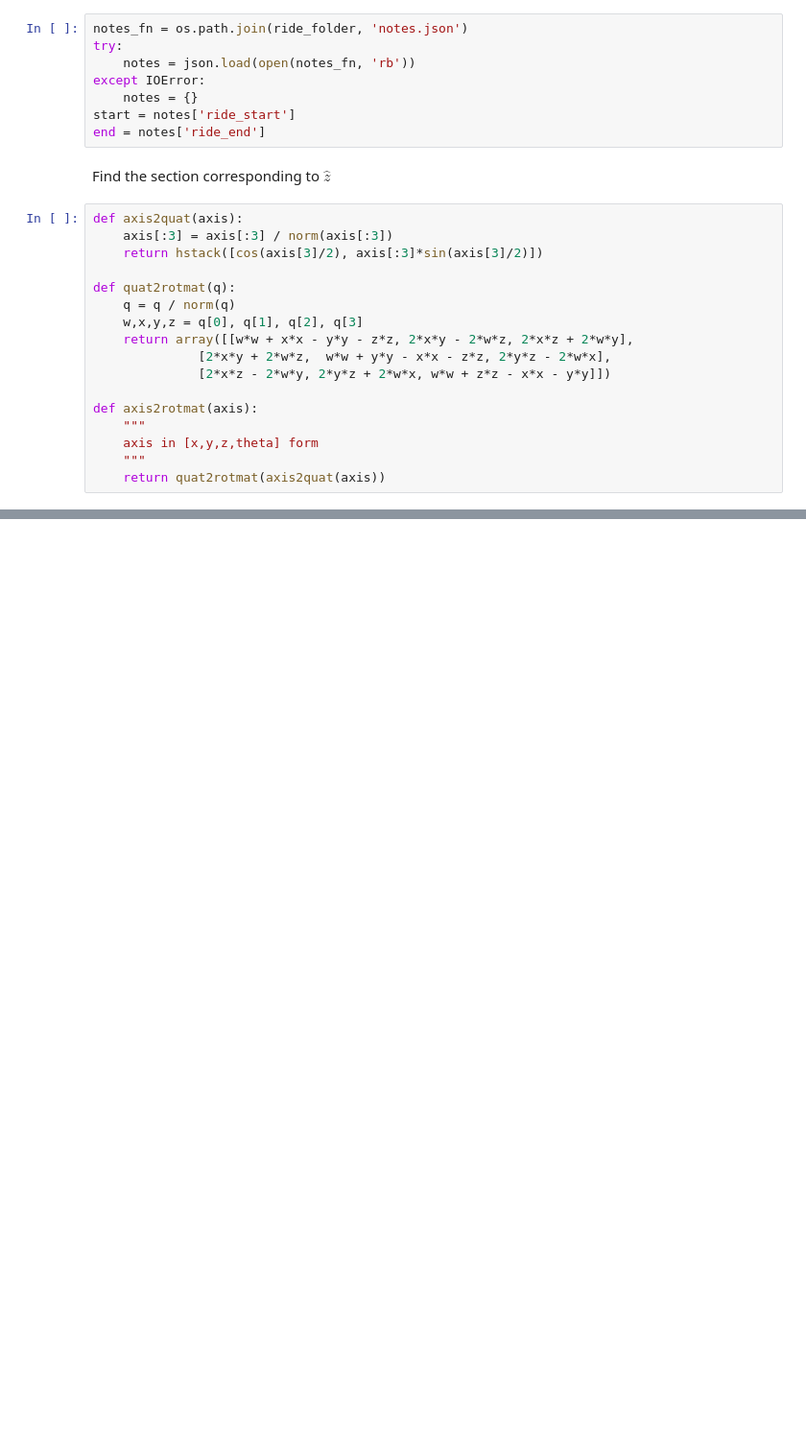
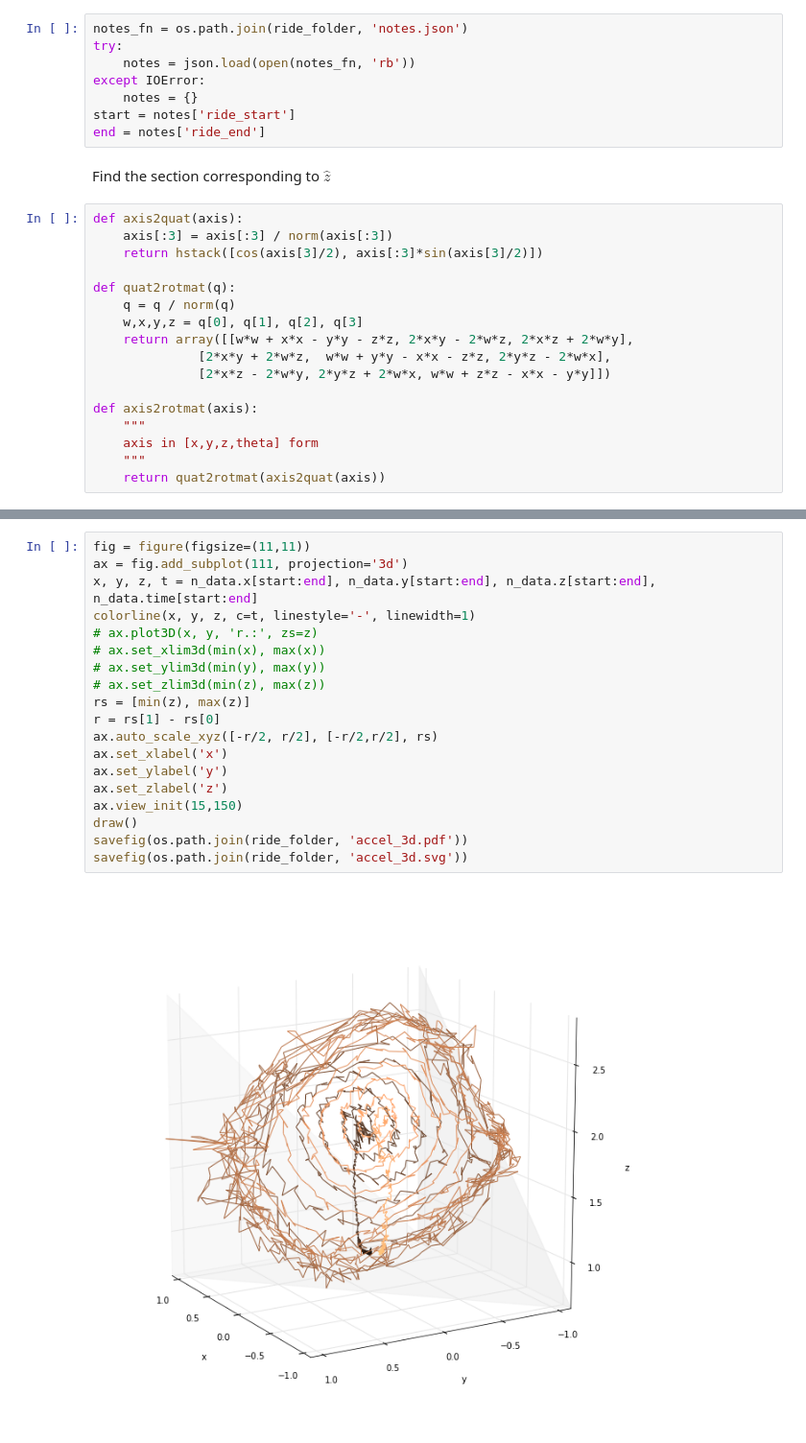
Before and after one commit to rdeits/coasters, a Jupyter notebook: graphs.ipynb, the cells around one changed output, grey strips where cells are left out. Shown at 96% size. Saved outputs shown, nothing was run; the diff lists cells and outputs as text; blank space fills up the shorter version.

```diff
--- a/graphs.ipynb
+++ b/graphs.ipynb
@@ -94 +180,22 @@ else:
+# %%
+fig = figure(figsize=(11,11))
+ax = fig.add_subplot(111, projection='3d')
+x, y, z, t = n_data.x[start:end], n_data.y[start:end], n_data.z[start:end], n_data.time[start:end]
+colorline(x, y, z, c=t, linestyle='-', linewidth=1)
+# ax.plot3D(x, y, 'r.:', zs=z)
+# ax.set_xlim3d(min(x), max(x))
+# ax.set_ylim3d(min(y), max(y))
+# ax.set_zlim3d(min(z), max(z))
+rs = [min(z), max(z)]
+r = rs[1] - rs[0]
+ax.auto_scale_xyz([-r/2, r/2], [-r/2,r/2], rs)
+ax.set_xlabel('x')
+ax.set_ylabel('y')
+ax.set_zlabel('z')
+ax.view_init(15,150)
+draw()
+savefig(os.path.join(ride_folder, 'accel_3d.pdf'))
+savefig(os.path.join(ride_folder, 'accel_3d.svg'))
+# %% [output]
+[figure, added]
 # %%
```
Also changed, not shown: parts of 5 cells of this notebook, 16 other files.
